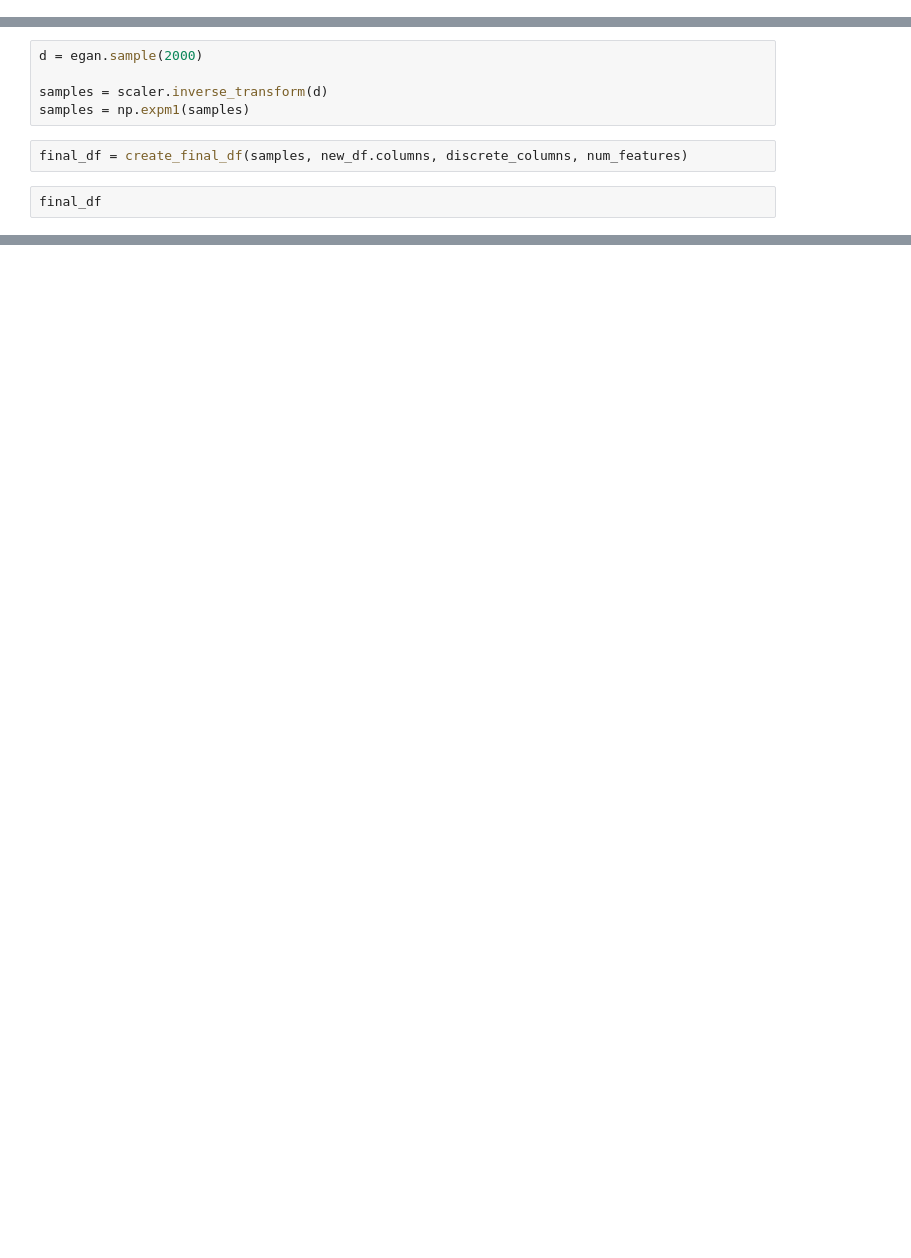
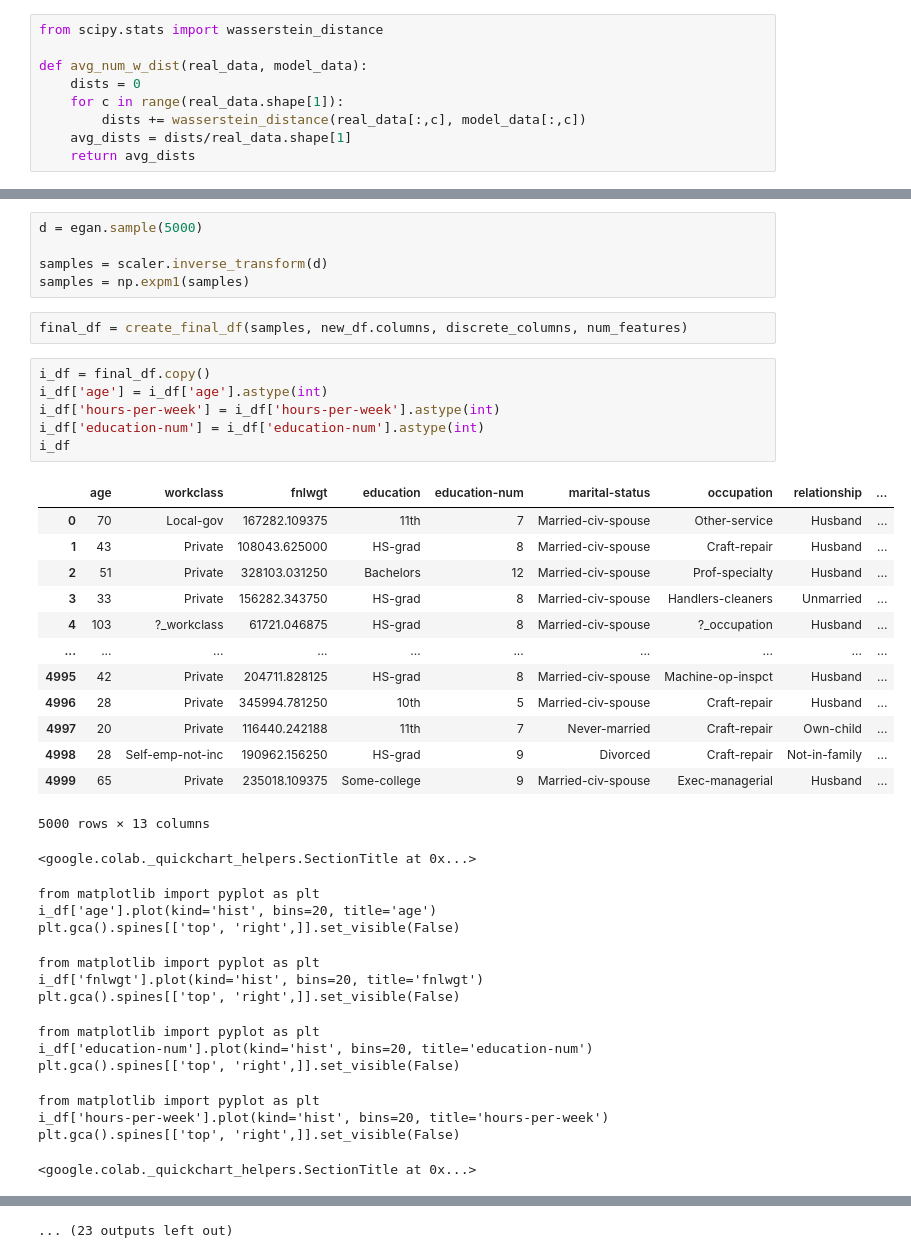
Before and after one commit to stavroskout/Synthetic-Tabular-Data, a Jupyter notebook: eModels/eGAN.ipynb, the cells around one changed output, grey strips where cells are left out. Drawn from its saved outputs; the diff is of its cells as text; blank space fills up the shorter version.

```diff
--- a/eModels/eGAN.ipynb
+++ b/eModels/eGAN.ipynb
@@ -215,0 +326,9 @@ new_rows = np.asarray(new_rows)
+# %%
+from scipy.stats import wasserstein_distance
+
+def avg_num_w_dist(real_data, model_data):
+    dists = 0
+    for c in range(real_data.shape[1]):
+        dists += wasserstein_distance(real_data[:,c], model_data[:,c])
+    avg_dists = dists/real_data.shape[1]
+    return avg_dists
@@ -423,11 +641,43 @@ def create_final_df(sample, columns, discrete_columns, num_features):
             i+=1
     return final_df
 # %%
-d = egan.sample(2000)
+d = egan.sample(5000)
 
 samples = scaler.inverse_transform(d)
 samples = np.expm1(samples)
 # %%
 final_df = create_final_df(samples, new_df.columns, discrete_columns, num_features)
-# %%
-final_df
+# %%
+i_df = final_df.copy()
+i_df['age'] = i_df['age'].astype(int)
+i_df['hours-per-week'] = i_df['hours-per-week'].astype(int)
+i_df['education-num'] = i_df['education-num'].astype(int)
+i_df
+# %% [output]
+|  | age | workclass | fnlwgt | education | education-num | marital-status | occupation | relationship | ... |
+| 0 | 70 | Local-gov | 167282.109375 | 11th | 7 | Married-civ-spouse | Other-service | Husband | ... |
+| 1 | 43 | Private | 108043.625000 | HS-grad | 8 | Married-civ-spouse | Craft-repair | Husband | ... |
+| 2 | 51 | Private | 328103.031250 | Bachelors | 12 | Married-civ-spouse | Prof-specialty | Husband | ... |
+| 3 | 33 | Private | 156282.343750 | HS-grad | 8 | Married-civ-spouse | Handlers-cleaners | Unmarried | ... |
+| 4 | 103 | ?_workclass | 61721.046875 | HS-grad | 8 | Married-civ-spouse | ?_occupation | Husband | ... |
+| ... | ... | ... | ... | ... | ... | ... | ... | ... | ... |
+| 4995 | 42 | Private | 204711.828125 | HS-grad | 8 | Married-civ-spouse | Machine-op-inspct | Husband | ... |
+| 4996 | 28 | Private | 345994.781250 | 10th | 5 | Married-civ-spouse | Craft-repair | Husband | ... |
+| 4997 | 20 | Private | 116440.242188 | 11th | 7 | Never-married | Craft-repair | Own-child | ... |
+| 4998 | 28 | Self-emp-not-inc | 190962.156250 | HS-grad | 9 | Divorced | Craft-repair | Not-in-family | ... |
+| 4999 | 65 | Private | 235018.109375 | Some-college | 9 | Married-civ-spouse | Exec-managerial | Husband | ... |
+5000 rows × 13 columns
+<google.colab._quickchart_helpers.SectionTitle at 0x...>
+from matplotlib import pyplot as plt
+i_df['age'].plot(kind='hist', bins=20, title='age')
+plt.gca().spines[['top', 'right',]].set_visible(False)
+from matplotlib import pyplot as plt
+i_df['fnlwgt'].plot(kind='hist', bins=20, title='fnlwgt')
+plt.gca().spines[['top', 'right',]].set_visible(False)
+from matplotlib import pyplot as plt
+i_df['education-num'].plot(kind='hist', bins=20, title='education-num')
+plt.gca().spines[['top', 'right',]].set_visible(False)
+from matplotlib import pyplot as plt
+i_df['hours-per-week'].plot(kind='hist', bins=20, title='hours-per-week')
+plt.gca().spines[['top', 'right',]].set_visible(False)
+<google.colab._quickchart_helpers.SectionTitle at 0x...>
@@ -433,0 +700 @@ final_df
+... (23 outputs left out)
```
Also changed, not shown: parts of 15 cells of this notebook, 1 other file.
